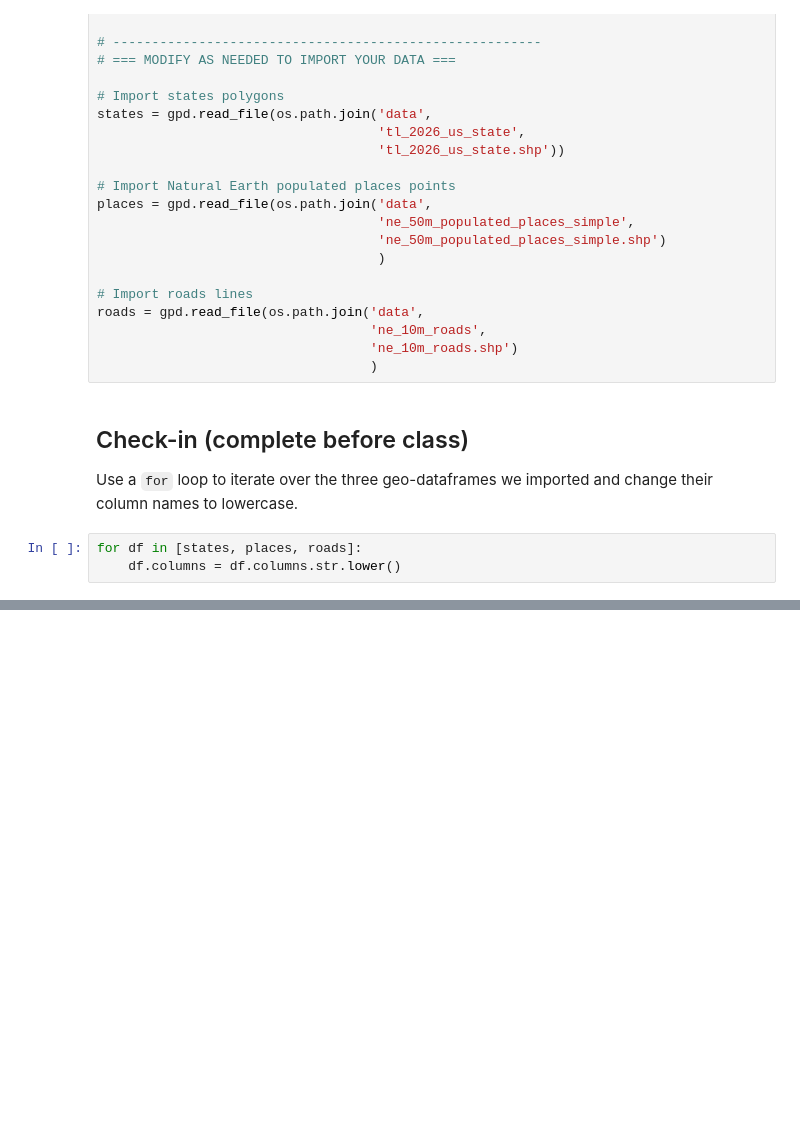
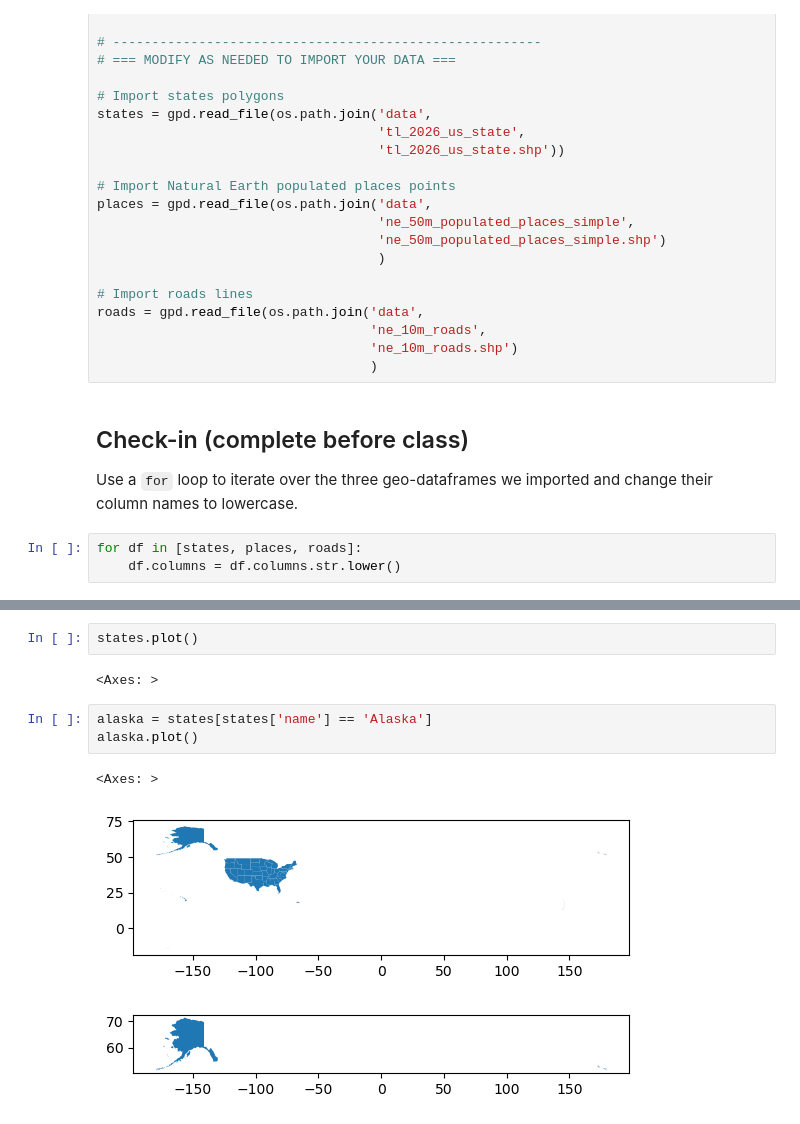
Before and after one commit to carmengg/eds220-in-class, a Jupyter notebook: week-7-clipping-STUDENTS.ipynb, the cells around one changed output, grey strips where cells are left out. Drawn from its saved outputs; the diff is of its cells as text; blank space fills up the shorter version.

```diff
--- a/week-7-clipping-STUDENTS.ipynb
+++ b/week-7-clipping-STUDENTS.ipynb
@@ -63,0 +94,11 @@ for df in [states, places, roads]:
+# %%
+states.plot()
+# %% [output]
+<Axes: >
+# %%
+alaska = states[states['name'] == 'Alaska']
+alaska.plot()
+# %% [output]
+<Axes: >
+[figure, added]
+[figure, added]
```
Also changed, not shown: parts of 37 cells of this notebook.
